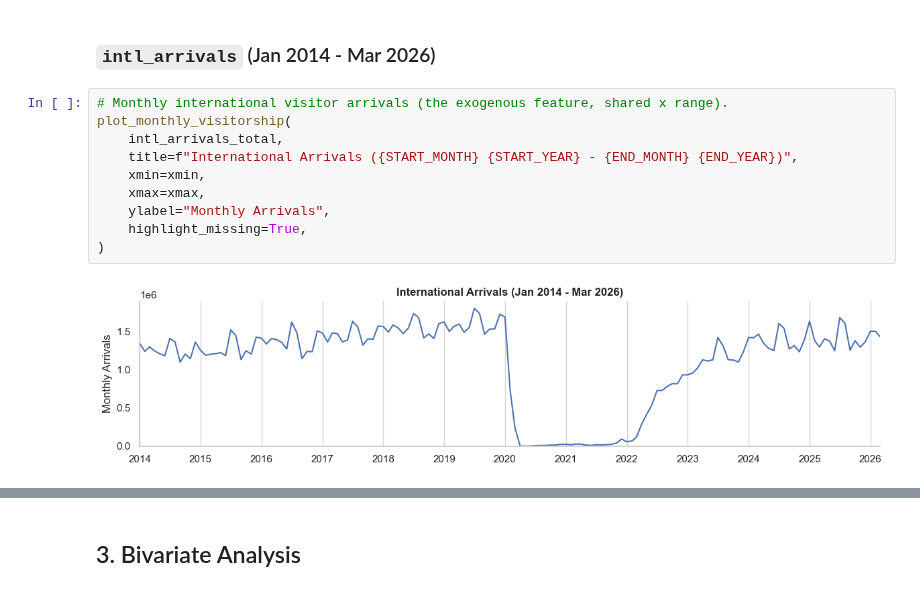
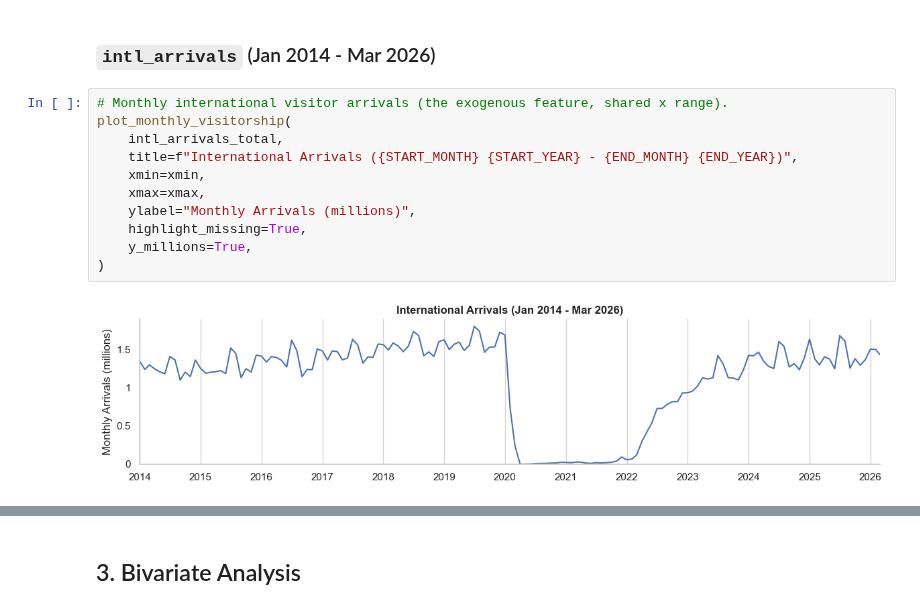
Before and after one commit to calvin4370/nhb-museum-visitorship-forecasting, a Jupyter notebook: notebooks/01_eda.ipynb, the cells around one changed output, grey strips where cells are left out. Drawn from its saved outputs; the diff is of its cells as text.

```diff
--- a/notebooks/01_eda.ipynb
+++ b/notebooks/01_eda.ipynb
@@ -227,12 +228,13 @@ for name, group in museums.groupby("Data Series"):
 # %%
 # Monthly international visitor arrivals (the exogenous feature, shared x range).
 plot_monthly_visitorship(
     intl_arrivals_total,
     title=f"International Arrivals ({START_MONTH} {START_YEAR} - {END_MONTH} {END_YEAR})",
     xmin=xmin,
     xmax=xmax,
-    ylabel="Monthly Arrivals",
+    ylabel="Monthly Arrivals (millions)",
     highlight_missing=True,
+    y_millions=True,
 )
 # %% [output]
-[figure, old version]
+[figure, new version]
```
Also changed, not shown: parts of 19 cells of this notebook, 1 other file.
